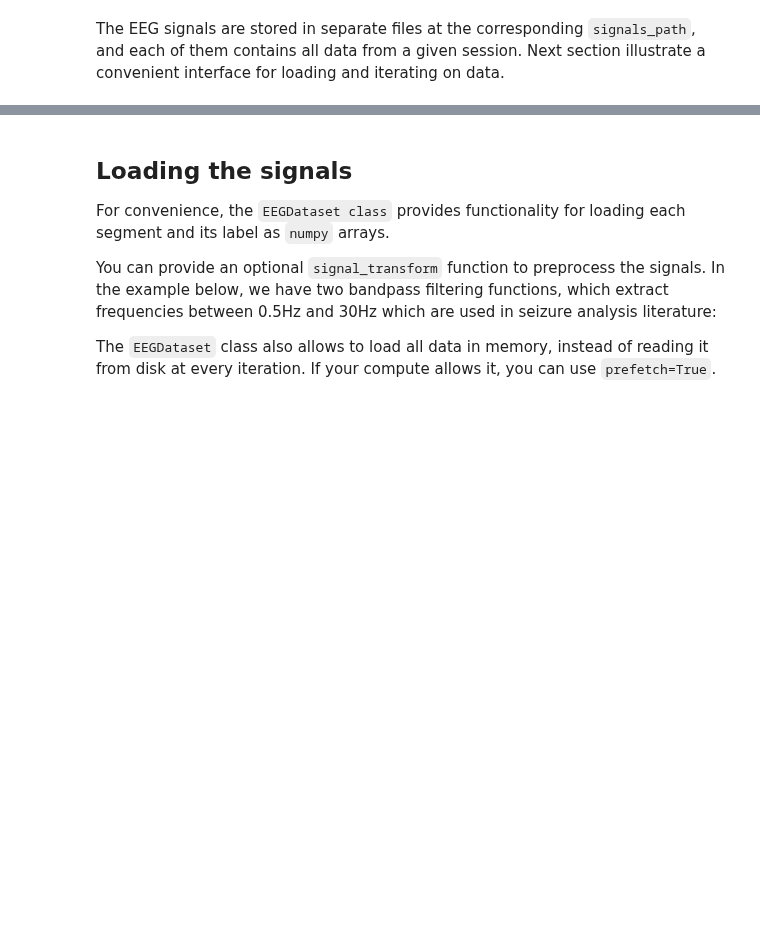
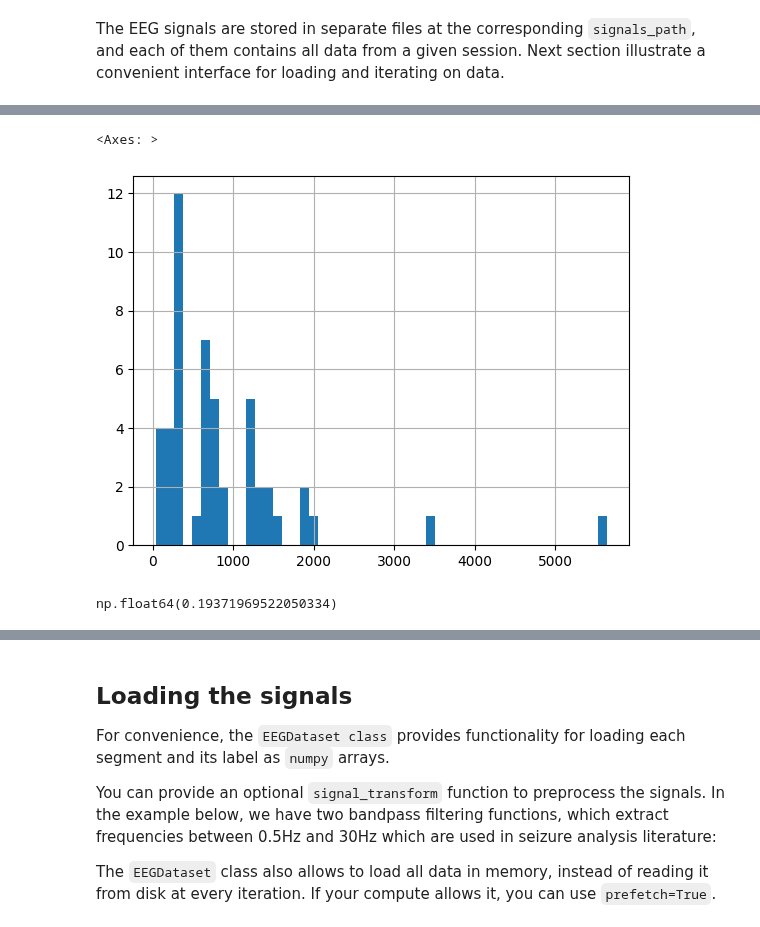
Before and after one commit to brygotti/nml-project-25, a Jupyter notebook: example_bryan.ipynb, the cells around one changed output, grey strips where cells are left out. Saved outputs shown, nothing was run; the diff lists cells and outputs as text; code cells hidden in the pictures; blank space fills up the shorter version.

```diff
--- a/example_bryan.ipynb
+++ b/example_bryan.ipynb
@@ -72,0 +79,9 @@ The EEG signals are stored in separate files at the corresponding `signals_path`
+# %%
+clips_te.groupby(["patient", "session"])["end_time"].max().hist(bins=50)
+# %% [output]
+<Axes: >
+[figure, added]
+# %%
+clips_tr["label"].mean()
+# %% [output]
+np.float64(0.19371969522050334)
```
Also changed, not shown: parts of 10 cells of this notebook.
